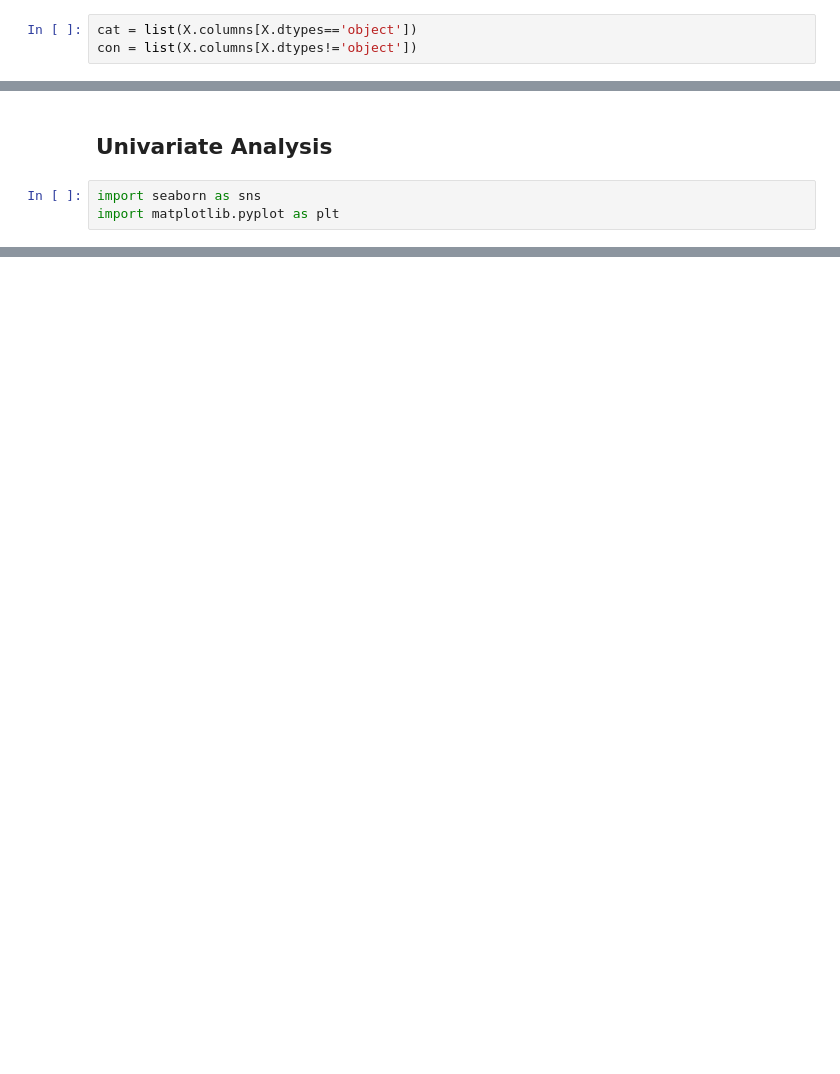
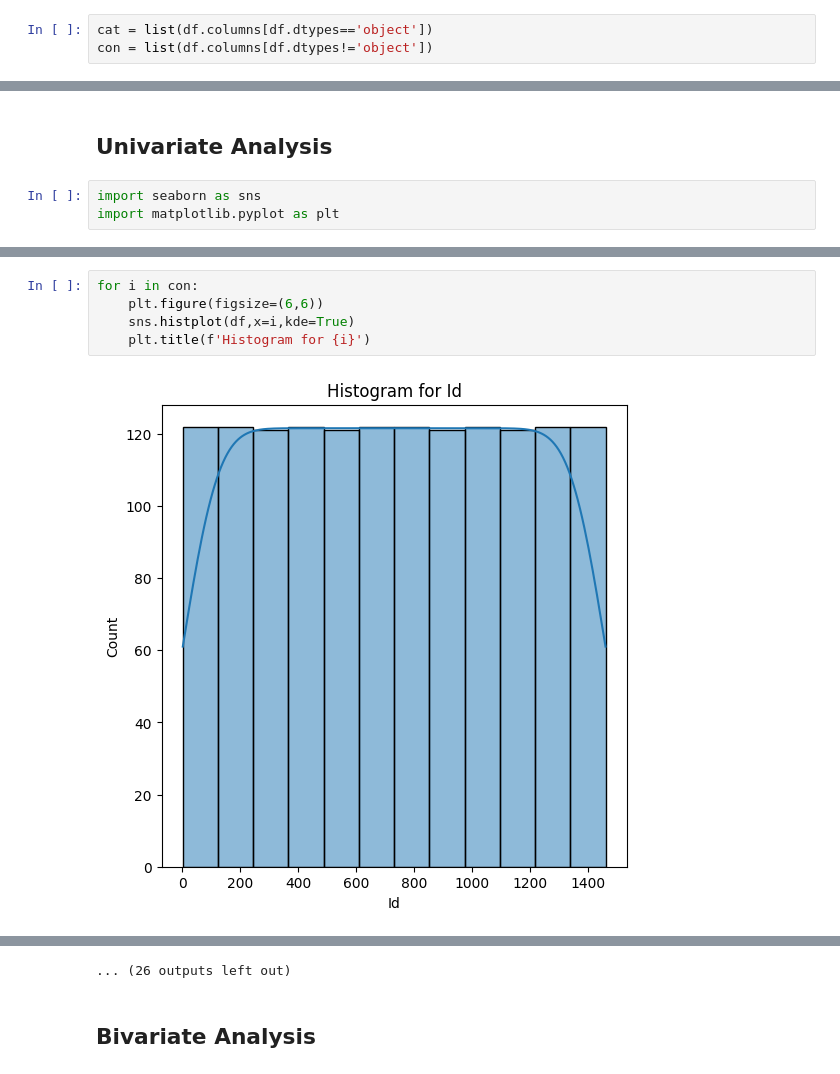
Before and after one commit to sindhura-nk/ML-model-for-House-SalePrice, a Jupyter notebook: House SalePrediction EDA.ipynb, the cells around one changed output, grey strips where cells are left out. Drawn from its saved outputs; the diff is of its cells as text; blank space fills up the shorter version.

```diff
--- a/House SalePrediction EDA.ipynb
+++ b/House SalePrediction EDA.ipynb
@@ -82,8 +78,8 @@ Y.head()
 # %% [markdown]
 ## Determine categorical and continuous features
 # %%
-cat = list(X.columns[X.dtypes=='object'])
-con = list(X.columns[X.dtypes!='object'])
+cat = list(df.columns[df.dtypes=='object'])
+con = list(df.columns[df.dtypes!='object'])
 # %%
 cat[:5]
 # %% [output]
@@ -121,0 +138,7 @@ for i in cat:
+# %%
+for i in con:
+    plt.figure(figsize=(6,6))
+    sns.histplot(df,x=i,kde=True)
+    plt.title(f'Histogram for {i}')
+# %% [output]
+[figure, added]
@@ -121,0 +156,3 @@ for i in cat:
+... (26 outputs left out)
+# %% [markdown]
+## Bivariate Analysis
```
Also changed, not shown: parts of 20 cells of this notebook.
